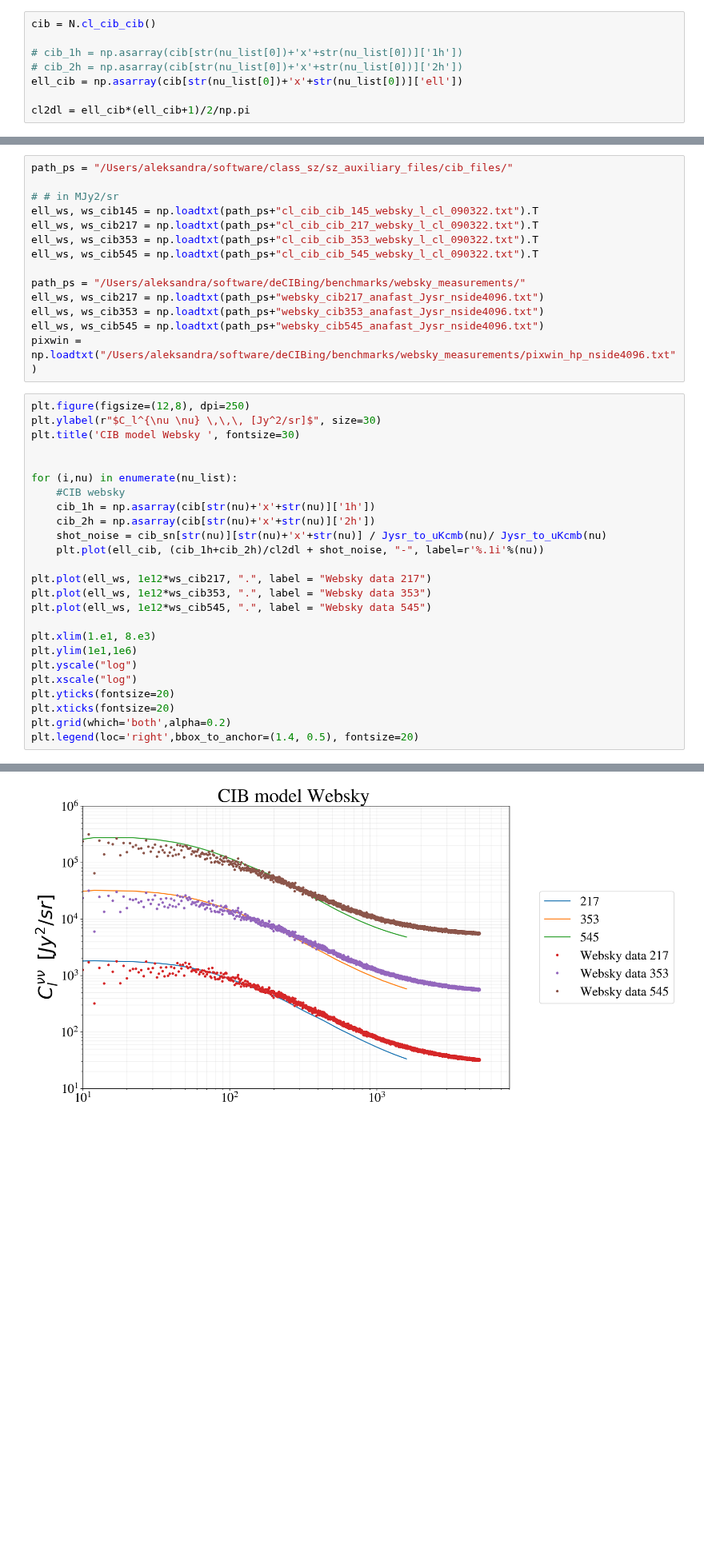
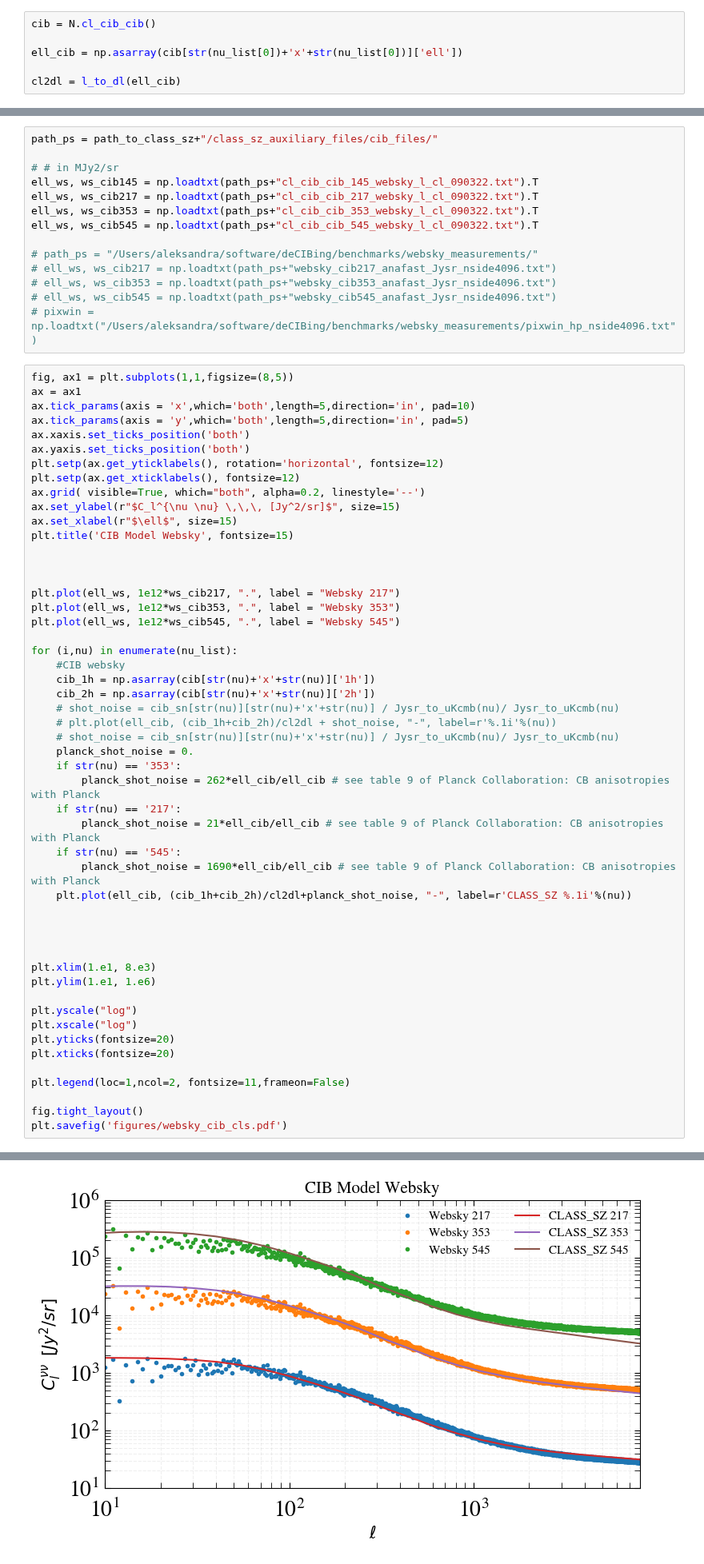
Before and after one commit to CLASS-SZ/class_sz, a Jupyter notebook: notebooks/class_sz_tutorial_notebooks/class_sz_CIB_websky.ipynb, the cells around one changed output, grey strips where cells are left out. Shown at 80% size. Drawn from its saved outputs; the diff is of its cells as text; blank space fills up the shorter version.

```diff
--- a/notebooks/class_sz_tutorial_notebooks/class_sz_CIB_websky.ipynb
+++ b/notebooks/class_sz_tutorial_notebooks/class_sz_CIB_websky.ipynb
@@ -172,9 +188,7 @@ N.compute()
 # %%
 cib = N.cl_cib_cib()
 
-# cib_1h = np.asarray(cib[str(nu_list[0])+'x'+str(nu_list[0])]['1h'])
-# cib_2h = np.asarray(cib[str(nu_list[0])+'x'+str(nu_list[0])]['2h'])
 ell_cib = np.asarray(cib[str(nu_list[0])+'x'+str(nu_list[0])]['ell'])
 
-cl2dl = ell_cib*(ell_cib+1)/2/np.pi
+cl2dl = l_to_dl(ell_cib)
 # %% [markdown]
@@ -182,5 +196,5 @@ cl2dl = ell_cib*(ell_cib+1)/2/np.pi
 # %%
-path_ps = "/Users/aleksandra/software/class_sz/sz_auxiliary_files/cib_files/"
+path_ps = path_to_class_sz+"/class_sz_auxiliary_files/cib_files/"
 
 # # in MJy2/sr
 ell_ws, ws_cib145 = np.loadtxt(path_ps+"cl_cib_cib_145_websky_l_cl_090322.txt").T
@@ -188,34 +202,60 @@ ell_ws, ws_cib217 = np.loadtxt(path_ps+"cl_cib_cib_217_websky_l_cl_090322.txt").
 ell_ws, ws_cib353 = np.loadtxt(path_ps+"cl_cib_cib_353_websky_l_cl_090322.txt").T
 ell_ws, ws_cib545 = np.loadtxt(path_ps+"cl_cib_cib_545_websky_l_cl_090322.txt").T
 
-path_ps = "/Users/aleksandra/software/deCIBing/benchmarks/websky_measurements/"
-ell_ws, ws_cib217 = np.loadtxt(path_ps+"websky_cib217_anafast_Jysr_nside4096.txt")
-ell_ws, ws_cib353 = np.loadtxt(path_ps+"websky_cib353_anafast_Jysr_nside4096.txt")
-ell_ws, ws_cib545 = np.loadtxt(path_ps+"websky_cib545_anafast_Jysr_nside4096.txt")
-pixwin = np.loadtxt("/Users/aleksandra/software/deCIBing/benchmarks/websky_measurements/pixwin_hp_nside4096.txt")
+# path_ps = "/Users/aleksandra/software/deCIBing/benchmarks/websky_measurements/"
+# ell_ws, ws_cib217 = np.loadtxt(path_ps+"websky_cib217_anafast_Jysr_nside4096.txt")
+# ell_ws, ws_cib353 = np.loadtxt(path_ps+"websky_cib353_anafast_Jysr_nside4096.txt")
+# ell_ws, ws_cib545 = np.loadtxt(path_ps+"websky_cib545_anafast_Jysr_nside4096.txt")
+# pixwin = np.loadtxt("/Users/aleksandra/software/deCIBing/benchmarks/websky_measurements/pixwin_hp_nside4096.txt")
 # %%
-plt.figure(figsize=(12,8), dpi=250)
-plt.ylabel(r"$C_l^{\nu \nu} \,\,\, [Jy^2/sr]$", size=30)
-plt.title('CIB model Websky ', fontsize=30)
+fig, ax1 = plt.subplots(1,1,figsize=(8,5))
+ax = ax1
+ax.tick_params(axis = 'x',which='both',length=5,direction='in', pad=10)
+ax.tick_params(axis = 'y',which='both',length=5,direction='in', pad=5)
+ax.xaxis.set_ticks_position('both')
+ax.yaxis.set_ticks_position('both')
+plt.setp(ax.get_yticklabels(), rotation='horizontal', fontsize=12)
+plt.setp(ax.get_xticklabels(), fontsize=12)
+ax.grid( visible=True, which="both", alpha=0.2, linestyle='--')
+ax.set_ylabel(r"$C_l^{\nu \nu} \,\,\, [Jy^2/sr]$", size=15)
+ax.set_xlabel(r"$\ell$", size=15)
+plt.title('CIB Model Websky', fontsize=15)
 
+
+
+plt.plot(ell_ws, 1e12*ws_cib217, ".", label = "Websky 217")
+plt.plot(ell_ws, 1e12*ws_cib353, ".", label = "Websky 353")
+plt.plot(ell_ws, 1e12*ws_cib545, ".", label = "Websky 545")
 
 for (i,nu) in enumerate(nu_list):
     #CIB websky
     cib_1h = np.asarray(cib[str(nu)+'x'+str(nu)]['1h'])
     cib_2h = np.asarray(cib[str(nu)+'x'+str(nu)]['2h'])
-    shot_noise = cib_sn[str(nu)][str(nu)+'x'+str(nu)] / Jysr_to_uKcmb(nu)/ Jysr_to_uKcmb(nu)
-    plt.plot(ell_cib, (cib_1h+cib_2h)/cl2dl + shot_noise, "-", label=r'%.1i'%(nu))
+    # shot_noise = cib_sn[str(nu)][str(nu)+'x'+str(nu)] / Jysr_to_uKcmb(nu)/ Jysr_to_uKcmb(nu)
+    # plt.plot(ell_cib, (cib_1h+cib_2h)/cl2dl + shot_noise, "-", label=r'%.1i'%(nu))
+    # shot_noise = cib_sn[str(nu)][str(nu)+'x'+str(nu)] / Jysr_to_uKcmb(nu)/ Jysr_to_uKcmb(nu)
+    planck_shot_noise = 0.
+    if str(nu) == '353':
+        planck_shot_noise = 262*ell_cib/ell_cib # see table 9 of Planck Collaboration: CB anisotropies with Planck
+    if str(nu) == '217':
+        planck_shot_noise = 21*ell_cib/ell_cib # see table 9 of Planck Collaboration: CB anisotropies with Planck
+    if str(nu) == '545':
+        planck_shot_noise = 1690*ell_cib/ell_cib # see table 9 of Planck Collaboration: CB anisotropies with Planck
+    plt.plot(ell_cib, (cib_1h+cib_2h)/cl2dl+planck_shot_noise, "-", label=r'CLASS_SZ %.1i'%(nu))
 
-plt.plot(ell_ws, 1e12*ws_cib217, ".", label = "Websky data 217")
-plt.plot(ell_ws, 1e12*ws_cib353, ".", label = "Websky data 353")
-plt.plot(ell_ws, 1e12*ws_cib545, ".", label = "Websky data 545")
+
+
 
 plt.xlim(1.e1, 8.e3)
-plt.ylim(1e1,1e6)
+plt.ylim(1.e1, 1.e6)
+
 plt.yscale("log")
 plt.xscale("log")
 plt.yticks(fontsize=20)
 plt.xticks(fontsize=20)
-plt.grid(which='both',alpha=0.2)
-plt.legend(loc='right',bbox_to_anchor=(1.4, 0.5), fontsize=20)
+
+plt.legend(loc=1,ncol=2, fontsize=11,frameon=False)
+
+fig.tight_layout()
+plt.savefig('figures/websky_cib_cls.pdf')
 # %% [output]
@@ -223 +262 @@ plt.legend(loc='right',bbox_to_anchor=(1.4, 0.5), fontsize=20)
-[figure, old version]
+[figure, new version]
```
Also changed, not shown: parts of 7 cells of this notebook, 11 other files.
